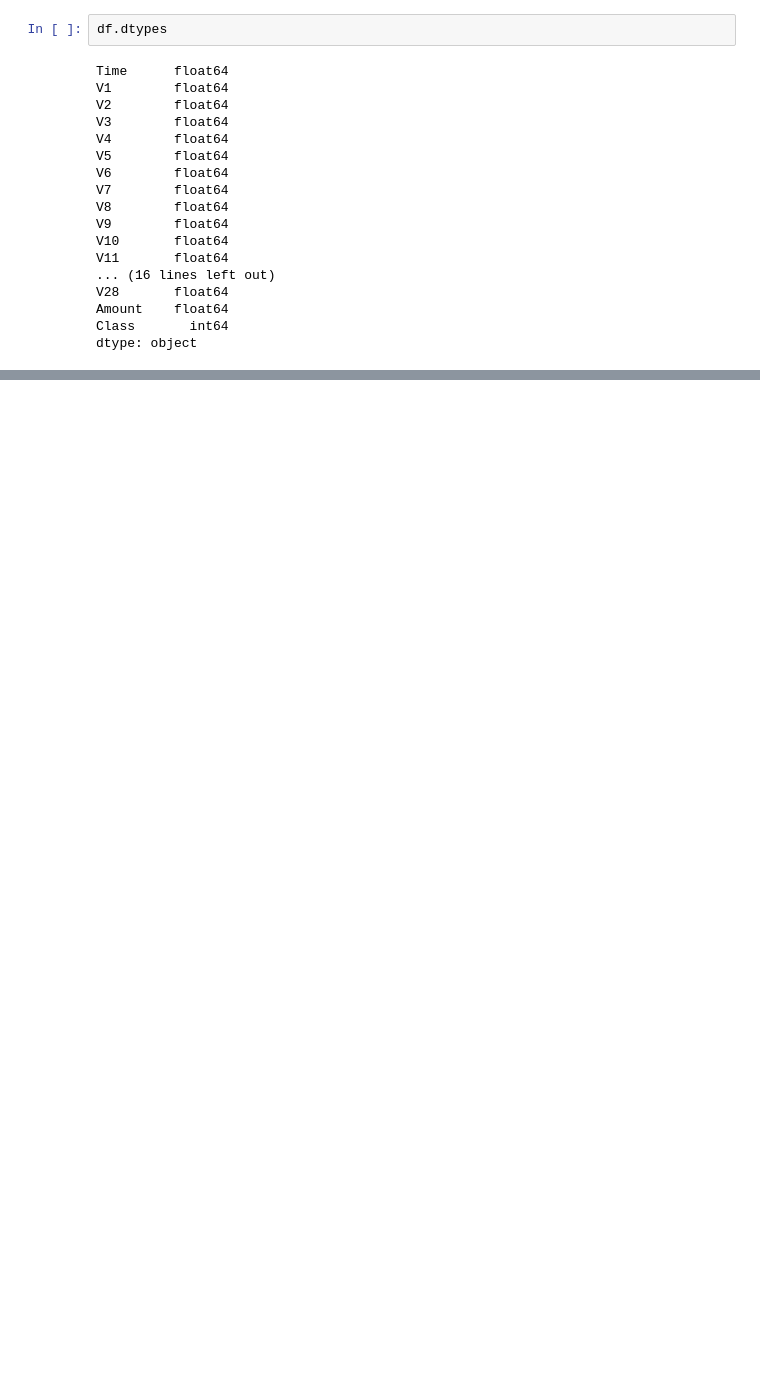
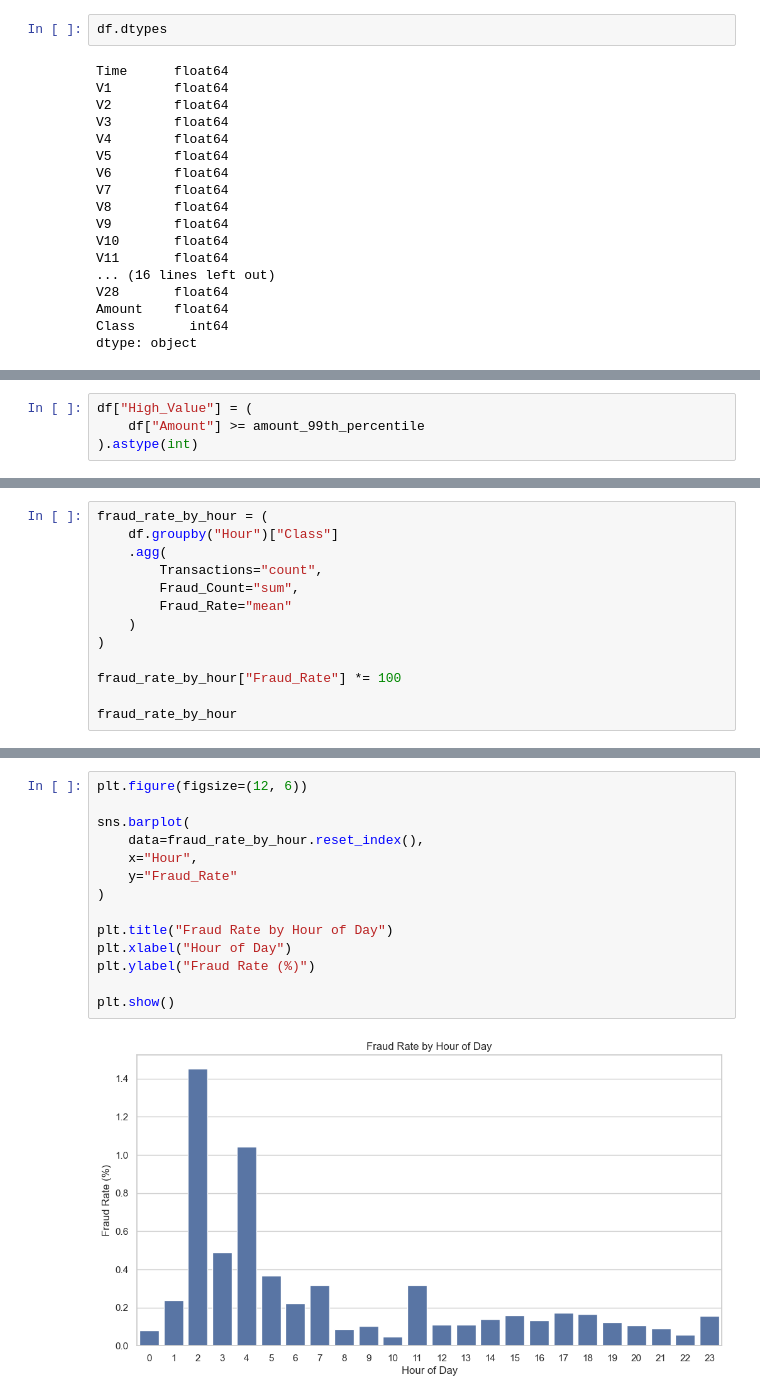
Before and after one commit to Yvonneamg/Credit_Card_Fraud_Detection, a Jupyter notebook: fraud_detection_final.ipynb, the cells around one changed output, grey strips where cells are left out. Cells and saved outputs as stored; diff of their text form; blank space fills up the shorter version.

```diff
--- a/fraud_detection_final.ipynb
+++ b/fraud_detection_final.ipynb
@@ -208,0 +340,4 @@ For this reason, precision, recall and F1-score will be emphasized when evaluati
+# %%
+df["High_Value"] = (
+    df["Amount"] >= amount_99th_percentile
+).astype(int)
@@ -208,0 +371,13 @@ For this reason, precision, recall and F1-score will be emphasized when evaluati
+# %%
+fraud_rate_by_hour = (
+    df.groupby("Hour")["Class"]
+    .agg(
+        Transactions="count",
+        Fraud_Count="sum",
+        Fraud_Rate="mean"
+    )
+)
+
+fraud_rate_by_hour["Fraud_Rate"] *= 100
+
+fraud_rate_by_hour
@@ -208,0 +403,16 @@ For this reason, precision, recall and F1-score will be emphasized when evaluati
+# %%
+plt.figure(figsize=(12, 6))
+
+sns.barplot(
+    data=fraud_rate_by_hour.reset_index(),
+    x="Hour",
+    y="Fraud_Rate"
+)
+
+plt.title("Fraud Rate by Hour of Day")
+plt.xlabel("Hour of Day")
+plt.ylabel("Fraud Rate (%)")
+
+plt.show()
+# %% [output]
+[figure, added]
```
Also changed, not shown: parts of 21 cells of this notebook.
